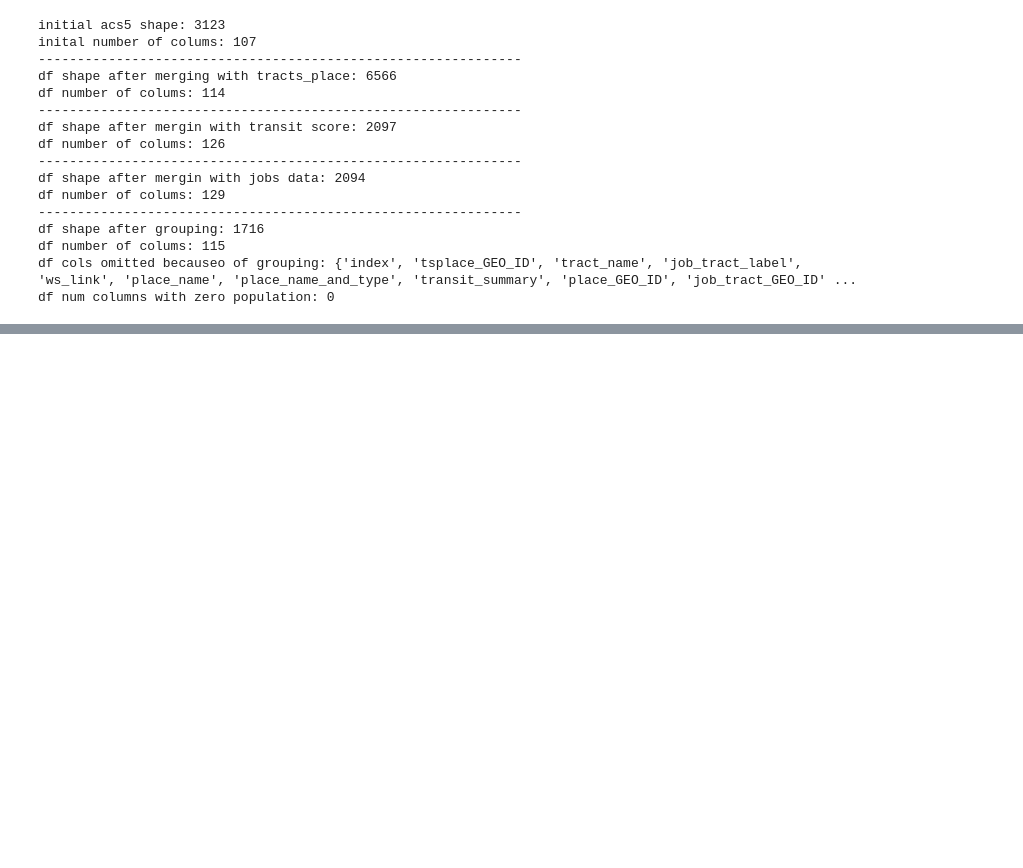
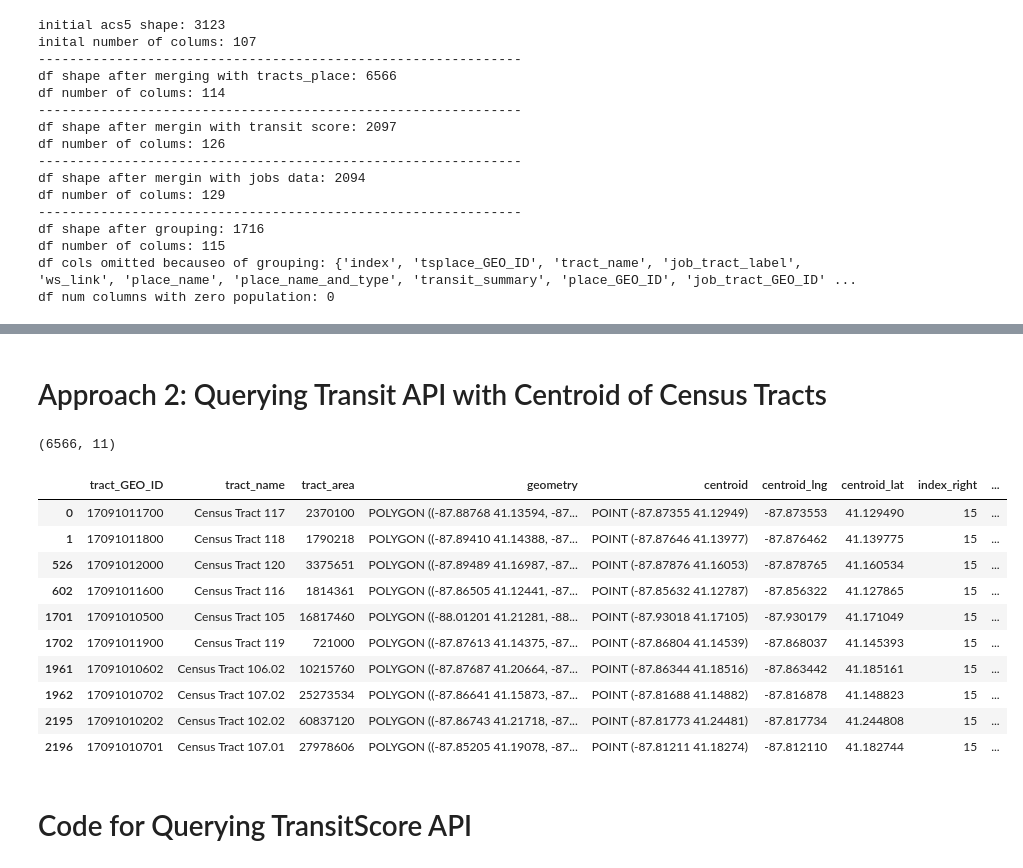
Before and after one commit to ndignazio/transit-ml, a Jupyter notebook: scratchwork.ipynb, the cells around one changed output, grey strips where cells are left out. Cells and saved outputs as stored; diff of their text form; code cells hidden in the pictures; blank space fills up the shorter version.

Commit message:
Successfully got transit score for census tract

```diff
--- a/scratchwork.ipynb
+++ b/scratchwork.ipynb
@@ -46,0 +37,40 @@ tracts.head(4)
+# %%
+# Loading tracts
+tracts = gpd.read_file('shape_tracts/tl_2018_17_tract.shp')
+tracts = tracts[['GEOID', 'NAMELSAD', 'ALAND', 'geometry']] \
+                        .rename(columns={'GEOID': 'tract_GEO_ID', 'NAMELSAD': 'tract_name',
+                       'ALAND': 'tract_area'})
+tracts['centroid'] = tracts.geometry.centroid
+tracts['centroid_lng'] = tracts.centroid.x
+tracts['centroid_lat'] = tracts.centroid.y
+print('tracts shape: {}'.format(tracts.shape[0]))
+print("--------------------------------------------------------------")
+
+# Loading places shapefile
+places = gpd.read_file('shape_places/tl_2018_17_place.shp')
+places = places[['GEOID', 'NAME', 'NAMELSAD', 'geometry']] \
+                        .rename(columns={'GEOID': 'place_GEO_ID', 'NAME': 'place_name',
+                       'NAMELSAD': 'place_name_and_type'})
+print('places shape: {}'.format(places.shape[0]))
+print("--------------------------------------------------------------")
+
+# Loading alltransit data
+alltransit = gpd.read_file('alltransit_places_17.csv')
+alltransit['place_GEO_ID'] = alltransit['place'].str.strip('"')
+alltransit = alltransit[['name', 'blkgrps', 'households', 'alltransit_performance_score', 'place_GEO_ID']]
+alltransit['blkgrps'] = alltransit['blkgrps'].astype('float')
+alltransit['households'] = alltransit['households'].astype('float')
+alltransit['alltransit_performance_score'] = alltransit['alltransit_performance_score'].astype('float')
+places_alltransit = places.merge(alltransit, on='place_GEO_ID')
+print('places_alltransit shape: {}'.format(places_alltransit.shape[0]))
+print("--------------------------------------------------------------")
+
+# Spatial join patial places + alltransit with tracts
+tracts_alltransit = gpd.sjoin(tracts, places_alltransit, how="inner", op="intersects")
+print('tracts_alltransit shape: {}'.format(tracts_alltransit.shape[0]))
+print("--------------------------------------------------------------")
+
+# Grouping my tract to average transit score
+df = tracts_alltransit.groupby('tract_GEO_ID').mean().reset_index()
+print('df shape after grouping: {}'.format(df.shape[0]))
+print('df number of colums: {}'.format(len(df.columns)))
@@ -46,0 +106,19 @@ tracts.head(4)
+# %% [markdown]
+# Approach 2: Querying Transit API with Centroid of Census Tracts
+# %%
+tracts_places = gpd.sjoin(tracts, places, how="inner", op="intersects")
+print(tracts_places.shape)
+tracts_places.head(10)
+# %% [output]
+(6566, 11)
+|  | tract_GEO_ID | tract_name | tract_area | geometry | centroid | centroid_lng | centroid_lat | index_right | ... |
+| 0 | 17091011700 | Census Tract 117 | 2370100 | POLYGON ((-87.88768 41.13594, -87... | POINT (-87.87355 41.12949) | -87.873553 | 41.129490 | 15 | ... |
+| 1 | 17091011800 | Census Tract 118 | 1790218 | POLYGON ((-87.89410 41.14388, -87... | POINT (-87.87646 41.13977) | -87.876462 | 41.139775 | 15 | ... |
+| 526 | 17091012000 | Census Tract 120 | 3375651 | POLYGON ((-87.89489 41.16987, -87... | POINT (-87.87876 41.16053) | -87.878765 | 41.160534 | 15 | ... |
+| 602 | 17091011600 | Census Tract 116 | 1814361 | POLYGON ((-87.86505 41.12441, -87... | POINT (-87.85632 41.12787) | -87.856322 | 41.127865 | 15 | ... |
+| 1701 | 17091010500 | Census Tract 105 | 16817460 | POLYGON ((-88.01201 41.21281, -88... | POINT (-87.93018 41.17105) | -87.930179 | 41.171049 | 15 | ... |
+| 1702 | 17091011900 | Census Tract 119 | 721000 | POLYGON ((-87.87613 41.14375, -87... | POINT (-87.86804 41.14539) | -87.868037 | 41.145393 | 15 | ... |
+| 1961 | 17091010602 | Census Tract 106.02 | 10215760 | POLYGON ((-87.87687 41.20664, -87... | POINT (-87.86344 41.18516) | -87.863442 | 41.185161 | 15 | ... |
+| 1962 | 17091010702 | Census Tract 107.02 | 25273534 | POLYGON ((-87.86641 41.15873, -87... | POINT (-87.81688 41.14882) | -87.816878 | 41.148823 | 15 | ... |
+| 2195 | 17091010202 | Census Tract 102.02 | 60837120 | POLYGON ((-87.86743 41.21718, -87... | POINT (-87.81773 41.24481) | -87.817734 | 41.244808 | 15 | ... |
+| 2196 | 17091010701 | Census Tract 107.01 | 27978606 | POLYGON ((-87.85205 41.19078, -87... | POINT (-87.81211 41.18274) | -87.812110 | 41.182744 | 15 | ... |
@@ -47,3 +127,5 @@ tracts.head(4)
+# %% [markdown]
+# Code for Querying TransitScore API
 # %%
 from pandas.io.json import json_normalize
 import requests
```
Also changed, not shown: parts of 15 cells of this notebook, 7 other files.
